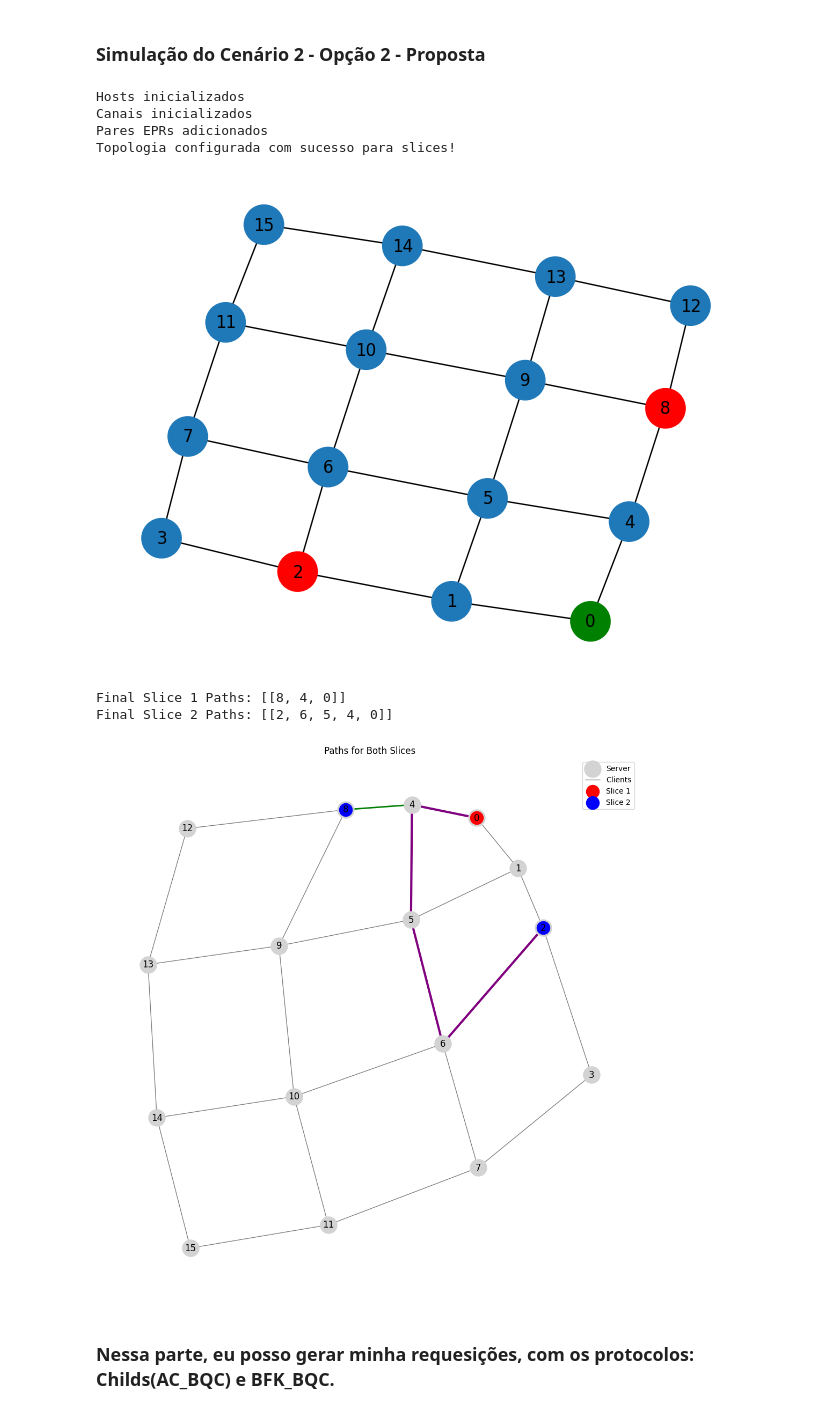
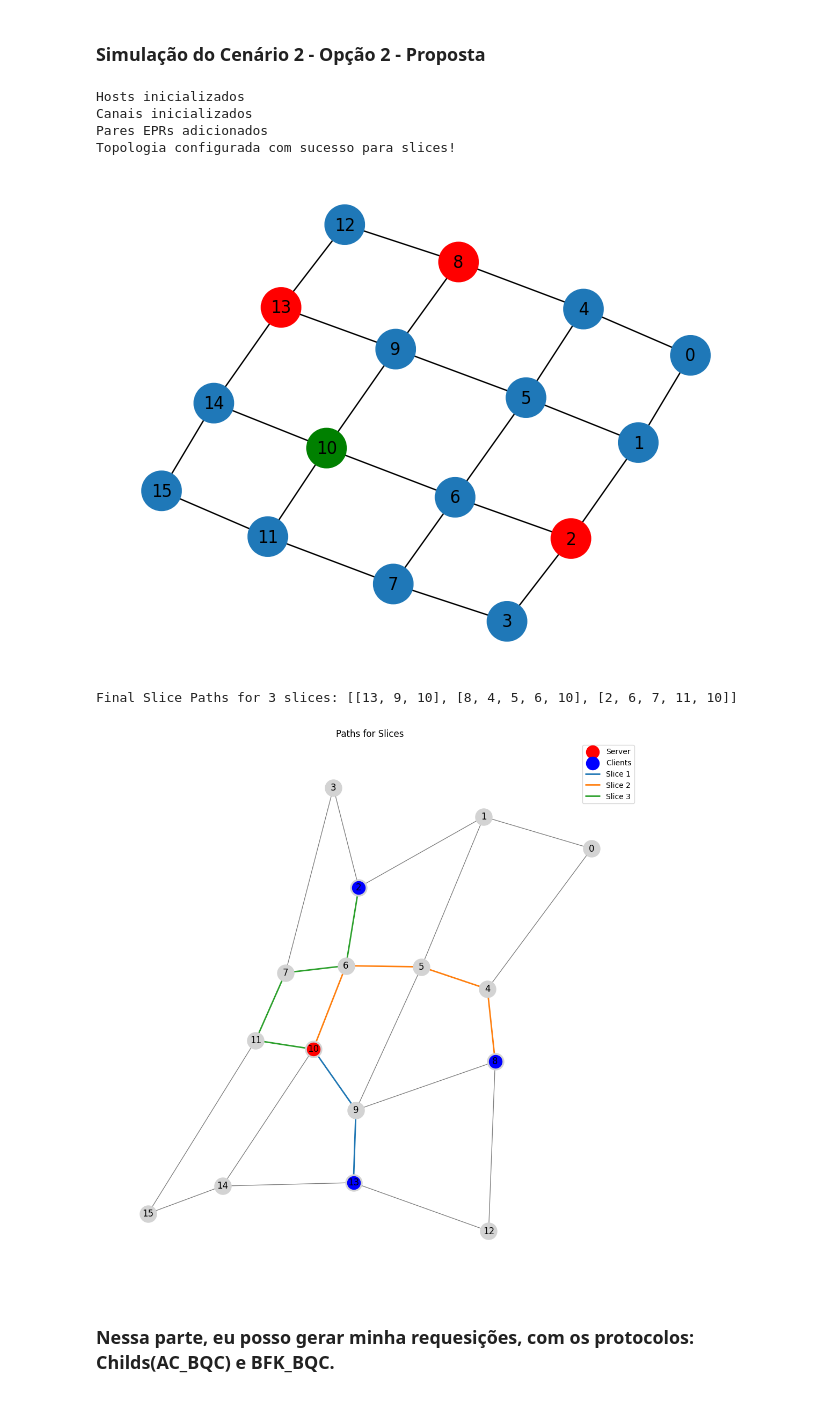
Before and after one commit to polysamo/BQC-testes, a Jupyter notebook: Cenário 2.ipynb, the cells around one changed output. Drawn from its saved outputs; the diff is of its cells as text; code cells hidden in the pictures.

```diff
--- a/Cenário 2.ipynb
+++ b/Cenário 2.ipynb
@@ -8,27 +8,26 @@ from quantumnet.objects import Qubit, Logger
 # %%
 rede = Network()
 controlador = Controller(rede)
 
 # Configura uma grade 4x4
-clients = [8, 2]
-server = 0
+clients = [13,8, 2]
+server = 10
 rede.set_topology_for_slices(graph_type='grade', dimensions=(4, 4), clients=clients, server=server)
 
 
 rede.draw()
 
 # Executa a simulação de slices
 rede.run_slice_simulation(clients=clients, server=server)
 Logger.activate(Logger)
 # %% [output]
 Hosts inicializados
 Canais inicializados
 Pares EPRs adicionados
 Topologia configurada com sucesso para slices!
-[figure, old version]
+[figure, new version]
-Final Slice 1 Paths: [[8, 4, 0]]
-Final Slice 2 Paths: [[2, 6, 5, 4, 0]]
+Final Slice Paths for 3 slices: [[13, 9, 10], [8, 4, 5, 6, 10], [2, 6, 7, 11, 10]]
-[figure, old version]
+[figure, new version]
 # %% [markdown]
 ### Nessa parte, eu posso gerar minha requesições, com os protocolos: Childs(AC_BQC) e BFK_BQC.
 # %% [markdown]
```
Also changed, not shown: parts of 5 cells of this notebook, 2 other files.
